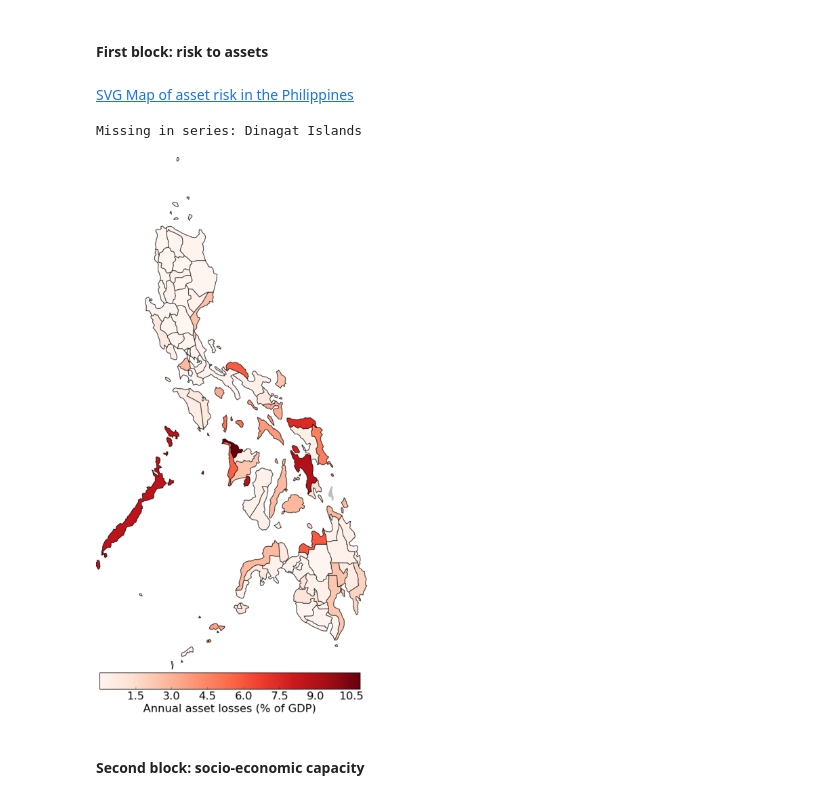
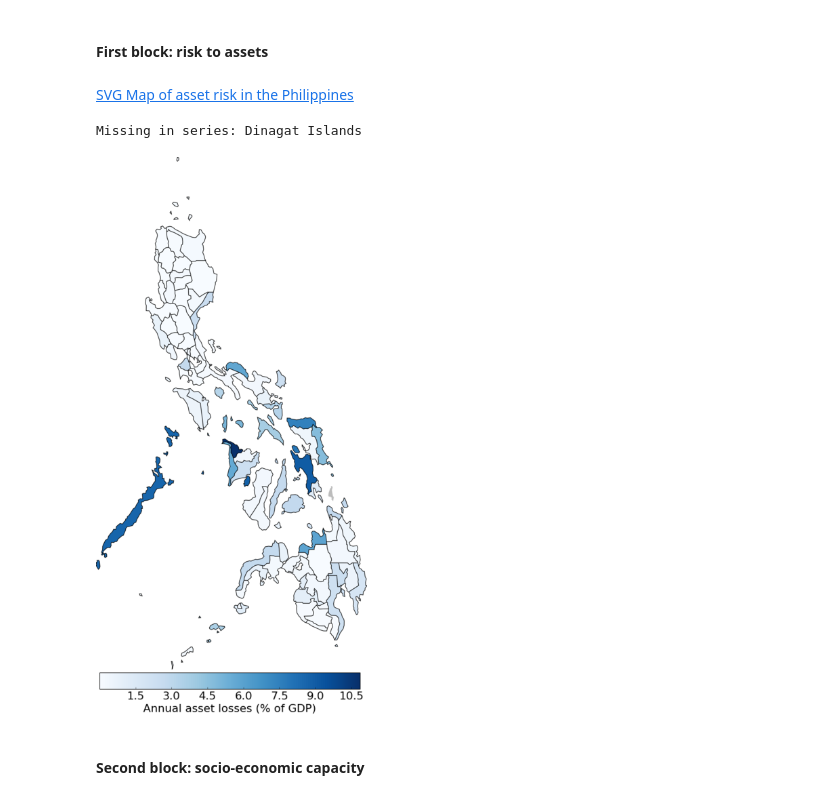
Before and after one commit to adrivsh/resilience_indicator_phl, a Jupyter notebook: draw_maps.ipynb, the cells around one changed output. Drawn from its saved outputs; the diff is of its cells as text; code cells hidden in the pictures.

Commit message:
update readme, new colors

```diff
--- a/draw_maps.ipynb
+++ b/draw_maps.ipynb
@@ -52,16 +52,16 @@ svg_file_path = "map/BlankSimpleMap.svg"
 # %%
 make_map_from_svg(
         df_with_results.risk_to_assets, #data
         svg_file_path,                  #path to blank map
         outname="asset_risk",           #base name for output  (will vreate img/map_of_asset_risk.png, img/legend_of_asset_risk.png, etc.)
-        color_maper=plt.cm.get_cmap("Reds"), #color scheme (from matplotlib. Chose them from http://colorbrewer2.org/)
+        color_maper=plt.cm.get_cmap("Blues"), #color scheme (from matplotlib. Chose them from http://colorbrewer2.org/)
         label="Annual asset losses (% of GDP)",
         new_title="Map of asset risk in the Philippines"  #title for the colored SVG
 )
 # %% [output]
 SVG Map of asset risk in the Philippines
 Missing in series: Dinagat Islands
-[figure, old version]
+[figure, new version]
 # %% [markdown]
 #### Second block: socio-economic capacity
 # %%
```
Also changed, not shown: parts of 2 cells of this notebook, 7 other files.
